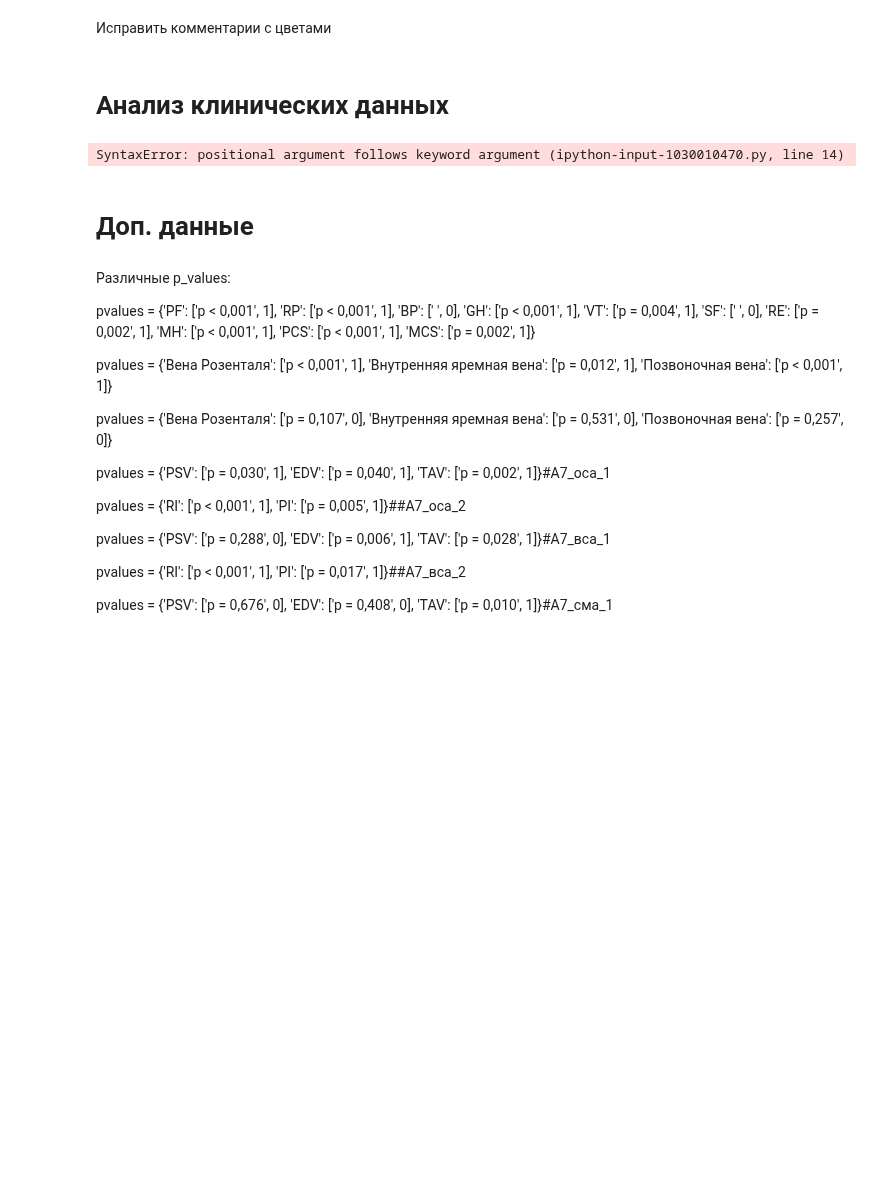
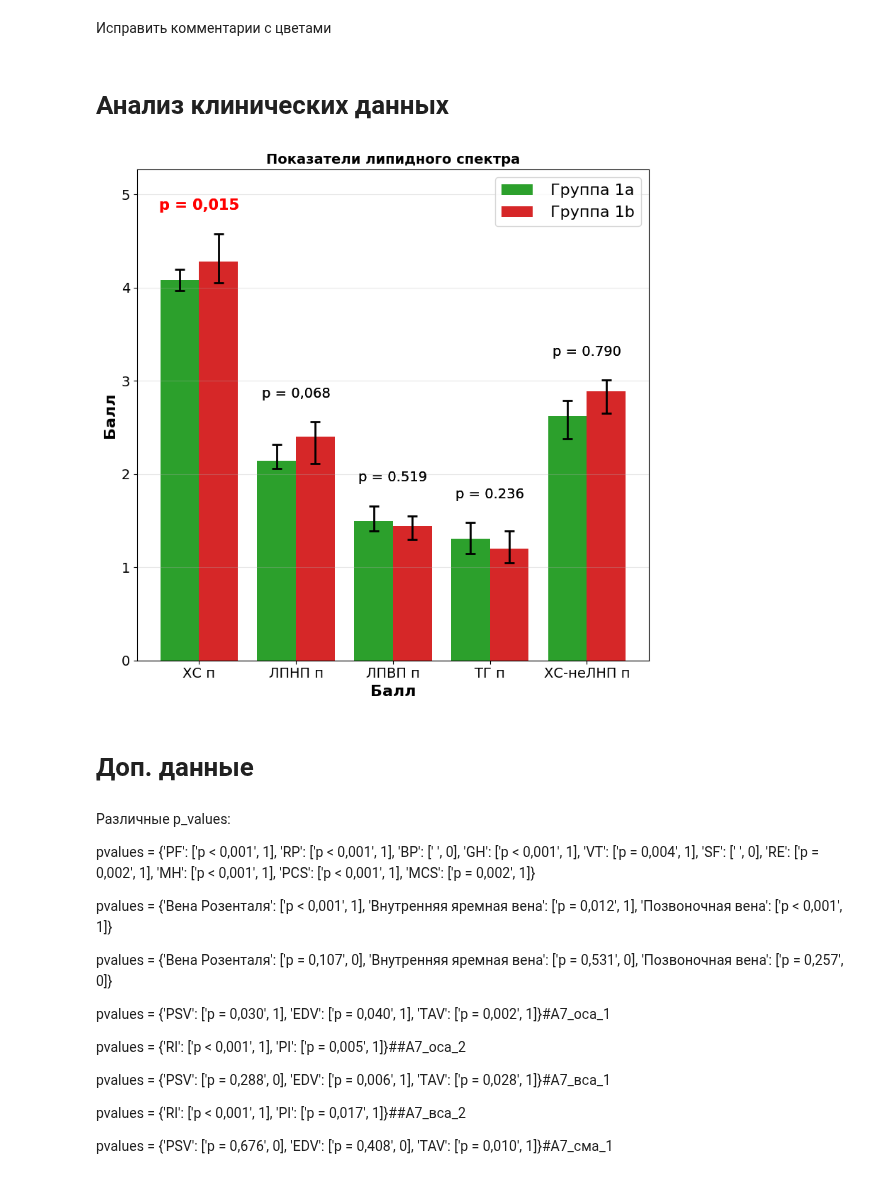
Before and after one commit to hopesofbuzzy/URFU_adii, a Jupyter notebook: Практики/5/Визуализация.ipynb, the cells around one changed output. Cells and saved outputs as stored; diff of their text form; code cells hidden in the pictures; blank space fills up the shorter version.

Commit message:
Добавлены AnalyzeSettings и GraphicSettings для конфигурации диаграмм и данных

```diff
--- a/Практики/5/Визуализация.ipynb
+++ b/Практики/5/Визуализация.ipynb
@@ -299,7 +312,8 @@ def create_grouped_bar_chart(results, groups, indicators, pvalues = None, colors
 # %% [markdown]
 # Анализ клинических данных
 # %%
-def create_summary_dict(file_path: str, sheet_name: str, group_names={0: 'Группа A', 1: 'Группа B'}, results: dict={}):
+def create_summary_dict(aset):
+  # file_path: str, sheet_name: str, group_names={0: 'Группа A', 1: 'Группа B'}, results: dict={}
     """
     Анализ введённых данных наподобие create_summary_table, но с выводом словаря
 
@@ -327,6 +341,13 @@ def create_summary_dict(file_path: str, sheet_name: str, group_names={0: 'Гру
       :return groups: группы для группировки
       :return indicator: индикаторы для группировки
     """
+    # Загрузка настроек
+    file_path = aset.file_path
+    sheet_name = aset.sheet_name
+    group_names = aset.group_names
+    # results = aset.results
+    results = {}
+
     df = pd.read_excel(file_path, sheet_name)
     group_col_name = df.columns[0]  # сохраняем название колонки
     # map - использует введённое в dict обозначение для всех элементов столбца Инсульт
@@ -336,6 +357,7 @@ def create_summary_dict(file_path: str, sheet_name: str, group_names={0: 'Гру
     indicators = df.columns[1:]
     # Получаем все группы из первого столбца
     r = list_nan(list(df[group_col].unique()))
+
     groups = sorted(r)
 
     summary_data = {}
@@ -357,7 +379,8 @@ def create_summary_dict(file_path: str, sheet_name: str, group_names={0: 'Гру
                 }
     return summary_data, groups, indicators
 # %%
-def analyze_clinical_data(file_path, sheet_name, group_names={0: 'Группа A', 1: 'Группа B'}, pvalues: dict={}, colors=['#2ca02c', '#d62728']):
+def analyze_clinical_data(aset: AnalyzeSettings, gset: GraphicSettings):
+  #
     """
     Основная функция для анализа клинических данных и визуализации диаграмм
 
@@ -367,24 +390,36 @@ def analyze_clinical_data(file_path, sheet_name, group_names={0: 'Группа A
     :param pvalues: p-value при каждом столбце
     """
     # Строим словари с данными, получаем группы и индикаторы
-    results, groups, indicators = create_summary_dict(file_path, sheet_name, group_names=group_names)
+    results, groups, indicators = create_summary_dict(aset)
 
     # Визуализация данных
-    create_grouped_bar_chart(results, groups, indicators, pvalues=pvalues, colors)
+    create_grouped_bar_chart(results, groups, indicators, aset, gset)
 
     return results
-# %% [output]
-SyntaxError: positional argument follows keyword argument (ipython-input-1030010470.py, line 14)
 # %%
-# Укажите путь к вашему файлу
-file_path = "Для диаграмм с усами.xlsx"
-sheet_name = "А3"
+# Настройки
+aset = AnalyzeSettings(
+    file_path="Для диаграмм с усами.xlsx",
+    sheet_name="А3",
+    group_names={1: 'Группа 1a', 2: 'Группа 1b'},
+    pvalues={'ХС п': ['p = 0,015', 1], 'ЛПНП п': ['p = 0,068', 0], 'ЛПВП п' : ['p = 0.519', 0],	'ТГ п' : ['p = 0.236', 0], 'ХС-неЛНП п' : ['p = 0.790', 0]})
+gset = GraphicSettings(
+    colors=['#2ca02c', '#d62728'],
+    titletext='Показатели липидного спектра',
+    titlesize=14,
+    titleweight='bold',
+    xtext='Балл',
+    xfontsize=16,
+    xfontweight='bold',
+    ytext='Балл',
+    yfontsize=16,
+    yfontweight='bold'
+)
 
 # Запуск анализа
-pvalues = {'ХС п': ['p = 0,015', 1], 'ЛПНП п': ['p = 0,068', 0], 'ЛПВП п' : ['p = 0.519', 0],	'ТГ п' : ['p = 0.236', 0], 'ХС-неЛНП п' : ['p = 0.790', 0]}
-group_names = {1: 'Группа 1a', 2: 'Группа 1b'}
-colors = ['#2ca02c', '#d62728'] # {1: 'Подгруппа 1a', 2: 'Подгруппа 1b'}
-results = analyze_clinical_data(file_path, sheet_name, group_names=group_names, pvalues=pvalues)
+results = analyze_clinical_data(aset, gset)
+# %% [output]
+[figure, added]
 # %%
 plt.rcParams.update(plt.rcParamsDefault)
 # %% [markdown]
```
Also changed, not shown: parts of 5 cells of this notebook.
